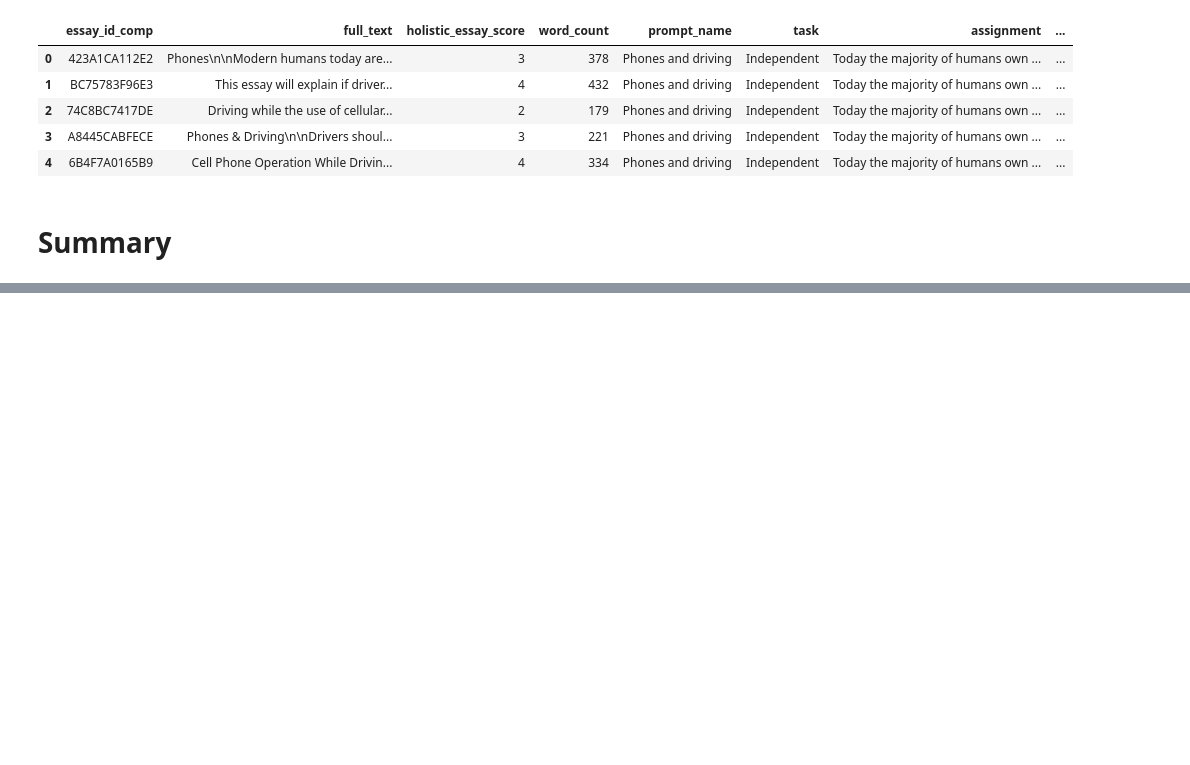
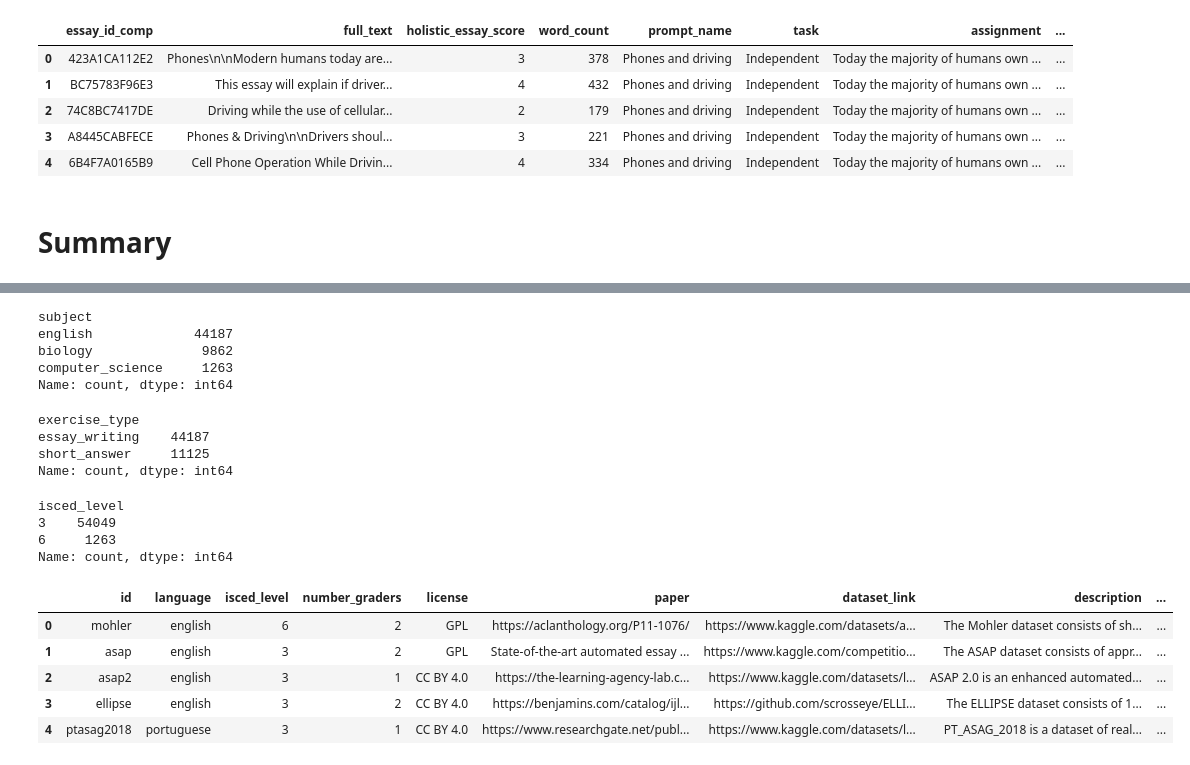
Before and after one commit to alvaro-francisco-gil/mentor-eval, a Jupyter notebook: data/datasets_exploration.ipynb, the cells around one changed output, grey strips where cells are left out. Cells and saved outputs as stored; diff of their text form; code cells hidden in the pictures; blank space fills up the shorter version.

Commit message:
include language in main parquet and add isced_level in dataset info

```diff
--- a/data/datasets_exploration.ipynb
+++ b/data/datasets_exploration.ipynb
@@ -254,0 +275,32 @@ persuade2_df.head()
+# %%
+mentoreval_combined_df['subject'].value_counts()
+# %% [output]
+subject
+english             44187
+biology              9862
+computer_science     1263
+Name: count, dtype: int64
+# %%
+mentoreval_combined_df['exercise_type'].value_counts()
+# %% [output]
+exercise_type
+essay_writing    44187
+short_answer     11125
+Name: count, dtype: int64
+# %%
+mentoreval_combined_df['isced_level'].value_counts()
+# %% [output]
+isced_level
+3    54049
+6     1263
+Name: count, dtype: int64
+# %%
+datasets_info_df = pd.read_csv(r"C:\Users\alvar\Githubs\mentor-eval\data\datasets_info.csv")
+datasets_info_df.head()
+# %% [output]
+|  | id | language | isced_level | number_graders | license | paper | dataset_link | description | ... |
+| 0 | mohler | english | 6 | 2 | GPL | https://aclanthology.org/P11-1076/ | https://www.kaggle.com/datasets/a... | The Mohler dataset consists of sh... | ... |
+| 1 | asap | english | 3 | 2 | GPL | State-of-the-art automated essay ... | https://www.kaggle.com/competitio... | The ASAP dataset consists of appr... | ... |
+| 2 | asap2 | english | 3 | 1 | CC BY 4.0 | https://the-learning-agency-lab.c... | https://www.kaggle.com/datasets/l... | ASAP 2.0 is an enhanced automated... | ... |
+| 3 | ellipse | english | 3 | 2 | CC BY 4.0 | https://benjamins.com/catalog/ijl... | https://github.com/scrosseye/ELLI... | The ELLIPSE dataset consists of 1... | ... |
+| 4 | ptasag2018 | portuguese | 3 | 1 | CC BY 4.0 | https://www.researchgate.net/publ... | https://www.kaggle.com/datasets/l... | PT_ASAG_2018 is a dataset of real... | ... |
```
Also changed, not shown: parts of 2 cells of this notebook, 16 other files.
